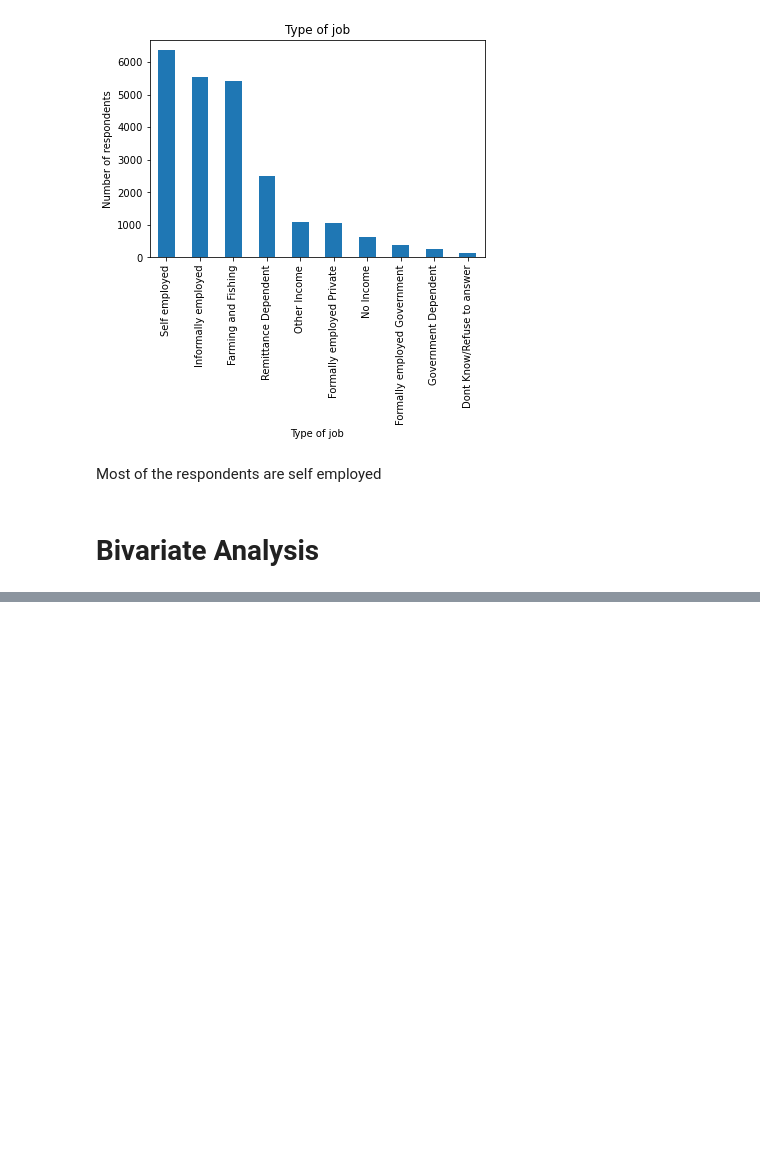
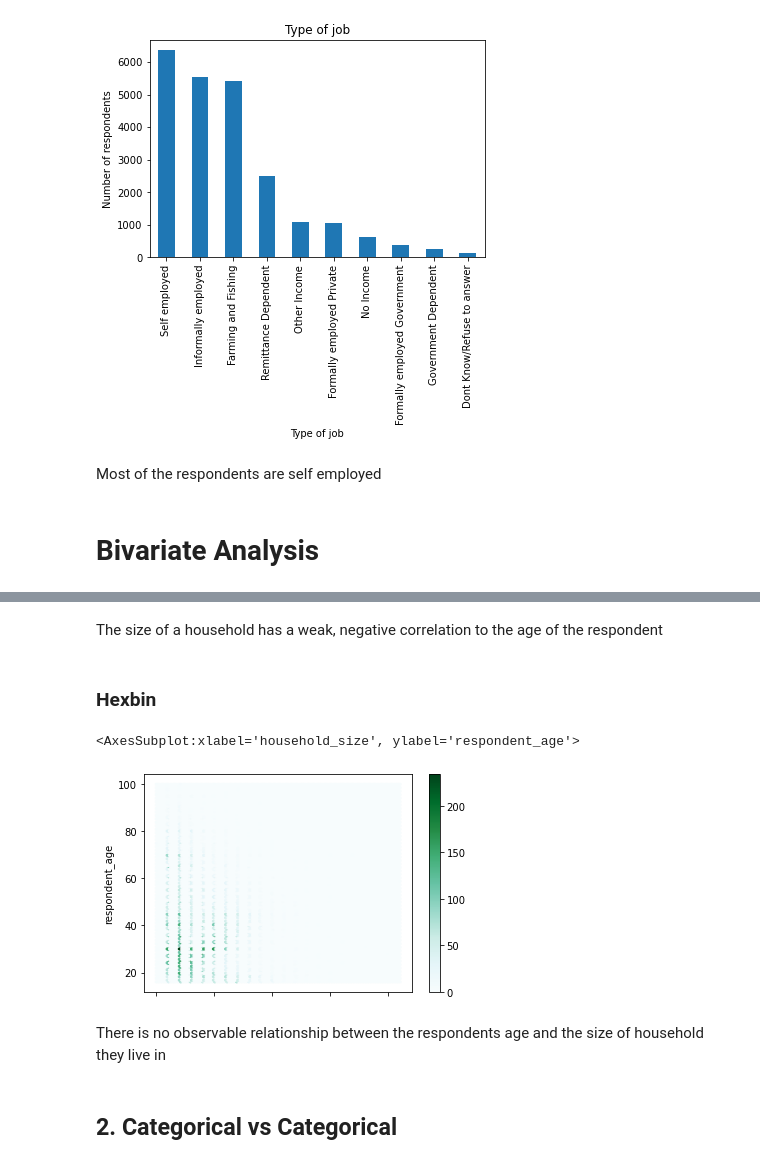
Before and after one commit to mbururyan/financial-inclusion-KE, a Jupyter notebook: financial_inclusion_WK2_IP.ipynb, the cells around one changed output, grey strips where cells are left out. Cells and saved outputs as stored; diff of their text form; code cells hidden in the pictures; blank space fills up the shorter version.

```diff
--- a/financial_inclusion_WK2_IP.ipynb
+++ b/financial_inclusion_WK2_IP.ipynb
@@ -640,0 +662,13 @@ Most of the respondents are self employed
+# %% [markdown]
+The size of a household has a weak, negative correlation to the age of the respondent
+# %% [markdown]
+### Hexbin
+# %%
+bank.plot.hexbin(x='household_size', y='respondent_age')
+# %% [output]
+<AxesSubplot:xlabel='household_size', ylabel='respondent_age'>
+[figure, added]
+# %% [markdown]
+There is no observable relationship between the respondents age and the size of household they live in
+# %% [markdown]
+## 2. Categorical vs Categorical
```
Also changed, not shown: parts of 38 cells of this notebook.
